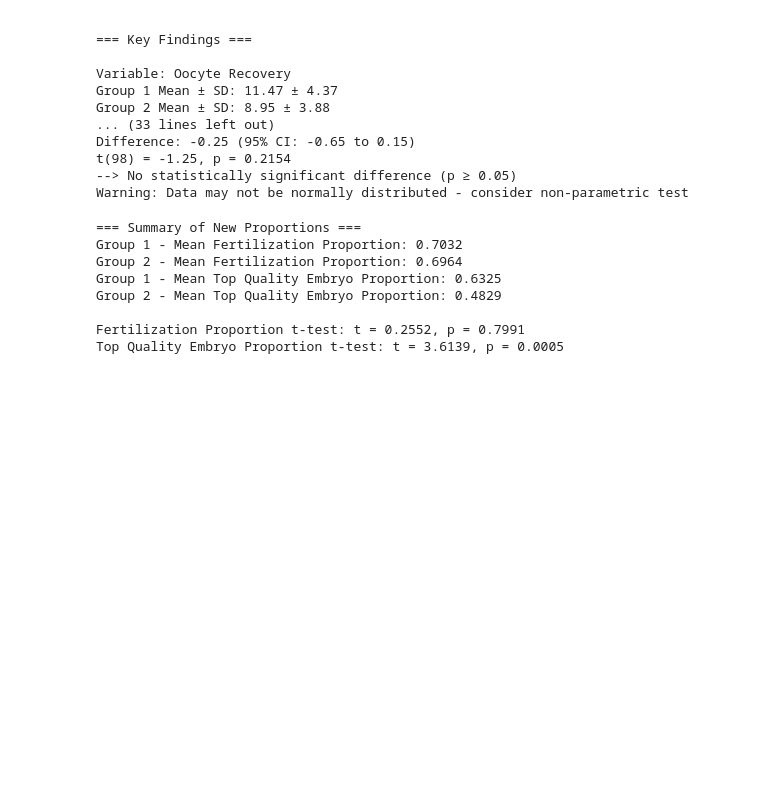
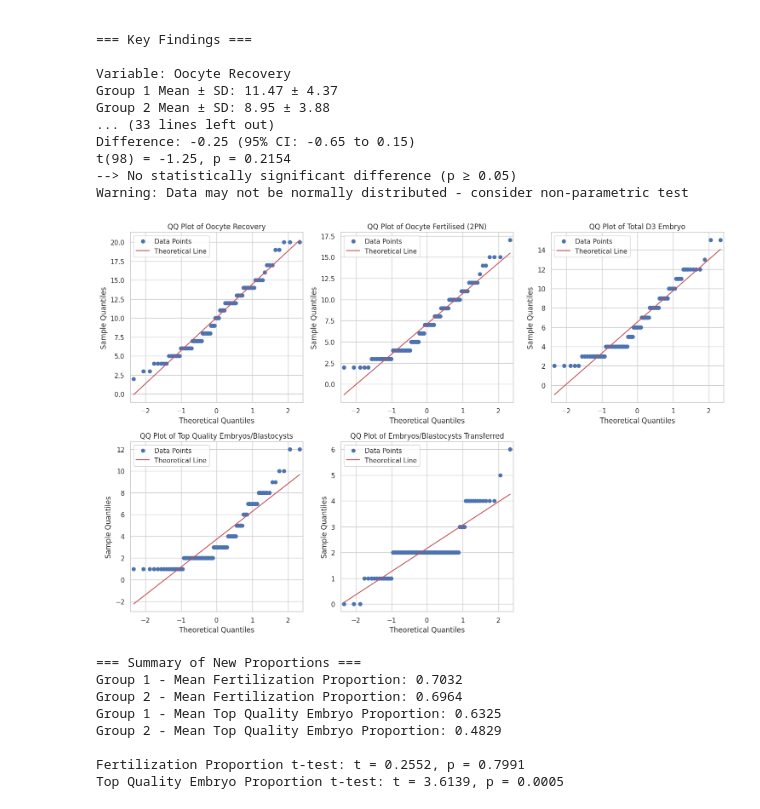
Before and after one commit to Sumit-Nayek/ML_Projects, a Jupyter notebook: T_test_for_2_Group_data_and_visualisation_for_comparison.ipynb, the cells around one changed output. Cells and saved outputs as stored; diff of their text form; code cells hidden in the pictures; blank space fills up the shorter version.

```diff
--- a/T_test_for_2_Group_data_and_visualisation_for_comparison.ipynb
+++ b/T_test_for_2_Group_data_and_visualisation_for_comparison.ipynb
@@ -196,6 +263,42 @@ Difference: -0.25 (95% CI: -0.65 to 0.15)
 t(98) = -1.25, p = 0.2154
 --> No statistically significant difference (p ≥ 0.05)
 Warning: Data may not be normally distributed - consider non-parametric test
+# %%
+# prompt: Make one dataset combining 2 group data variable and then plot QQplot on each variable with legend of the theoritical distribution line
+
+import numpy as np
+from statsmodels.graphics.api import qqplot
+import matplotlib.pyplot as plt
+
+# Combine the datasets
+all_data = np.vstack((group1_data, group2_data))
+
+# Create QQ plots for each variable
+plt.figure(figsize=(15, 10))
+
+for i, var_name in enumerate(variables):
+    plt.subplot(2, 3, i + 1)  # Arrange plots in a 2x3 grid
+    data_col = all_data[:, i]
+
+    # Generate QQ plot against normal distribution
+    qqplot(data_col, line='r', ax=plt.gca()) # 'r' draws a red reference line (theoretical line)
+    plt.title(f'QQ Plot of {var_name}')
+    plt.xlabel('Theoretical Quantiles')
+    plt.ylabel('Sample Quantiles')
+    # Add legend manually
+    plt.legend(['Data Points', 'Theoretical Line'], loc='best')
+
+
+# Remove any unused subplots
+if len(variables) < 6:
+    for j in range(len(variables), 6):
+        plt.subplot(2, 3, j + 1).axis('off')
+
+
+plt.tight_layout()
+plt.show()
+# %% [output]
+[figure, added]
 # %%
 
 import pandas as pd
```
Also changed, not shown: parts of 9 cells of this notebook.
